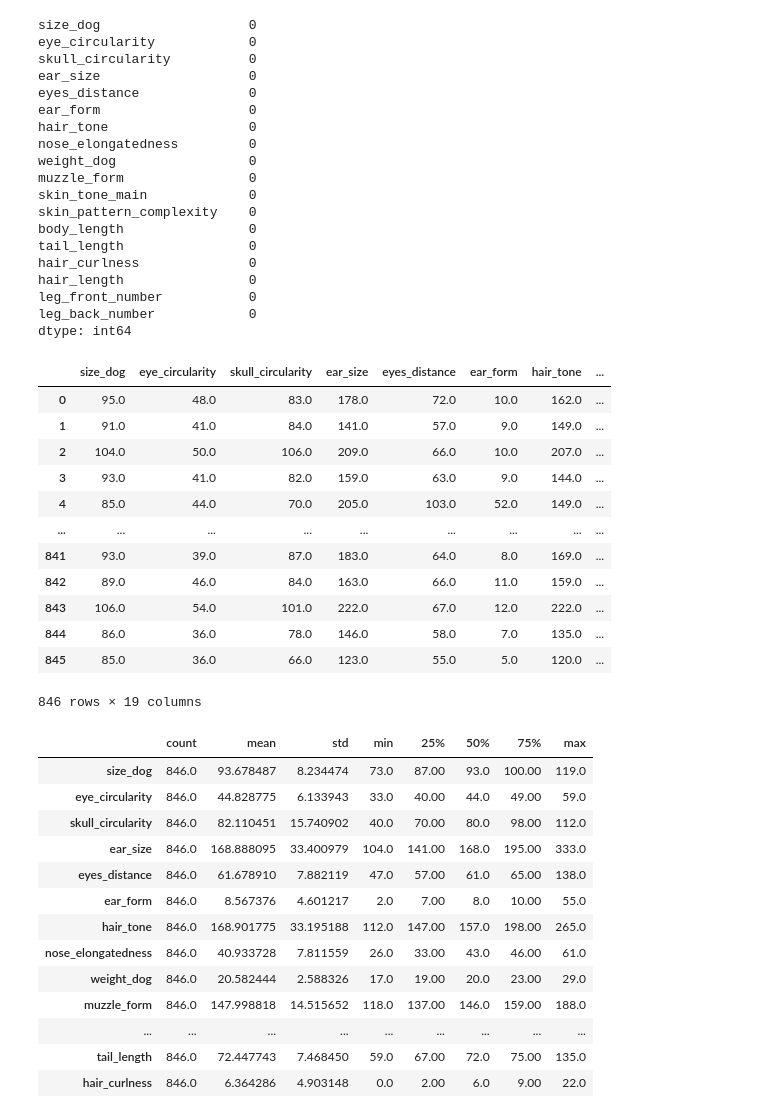
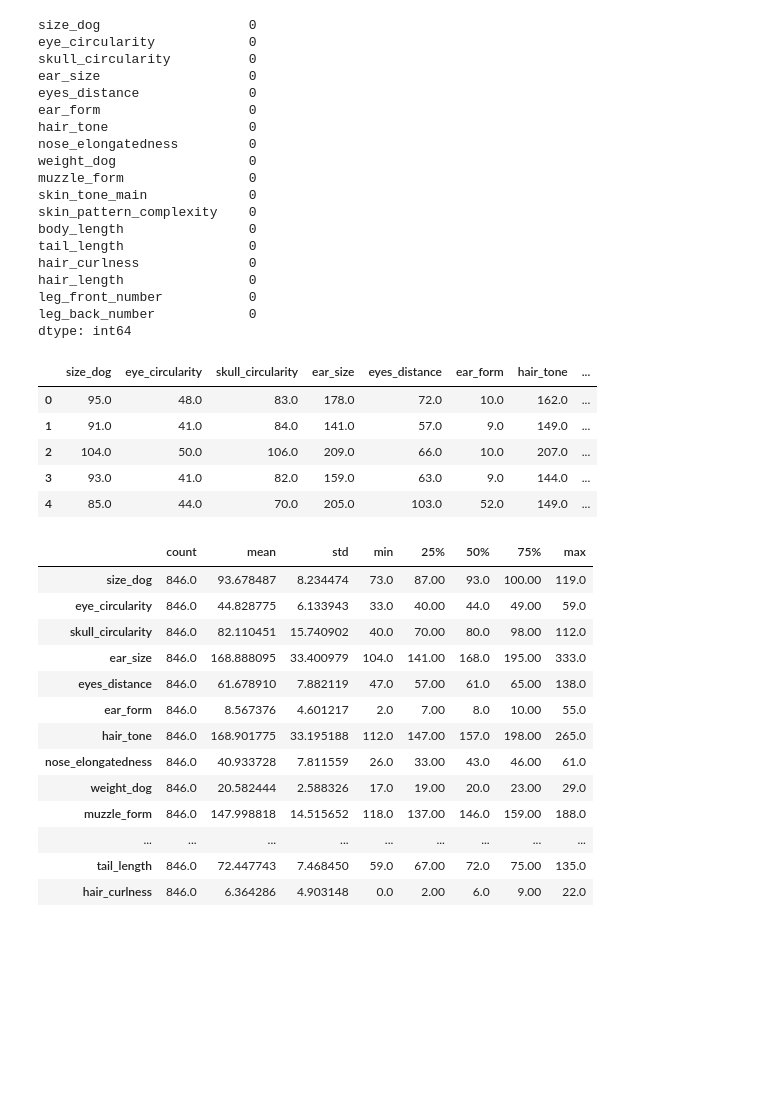
Before and after one commit to Luaa998/Kohonen-maps_Projekt, a Jupyter notebook: Clean_Dog_Data.ipynb, the cells around one changed output. Cells and saved outputs as stored; diff of their text form; code cells hidden in the pictures; blank space fills up the shorter version.

```diff
--- a/Clean_Dog_Data.ipynb
+++ b/Clean_Dog_Data.ipynb
@@ -62,8 +62,8 @@ leg_back_number            0
 breuni_class               0
 dtype: int64
 # %%
-dog_str = df[['breuni_class']]
-dog_str.head()
+dogStr_df = df[['breuni_class']]
+dogStr_df.head()
 # %% [output]
 |  | breuni_class |
 | 0 | fashion_lifestyle_elite |
@@ -112,21 +112,14 @@ hair_length                0
 leg_front_number           0
 leg_back_number            0
 dtype: int64
-# %%
-dog_cleared=dog_no_str_cleared.join(dog_str)
-dog_cleared
-# %% [output]
-|  | size_dog | eye_circularity | skull_circularity | ear_size | eyes_distance | ear_form | hair_tone | ... |
-| 0 | 95.0 | 48.0 | 83.0 | 178.0 | 72.0 | 10.0 | 162.0 | ... |
-| 1 | 91.0 | 41.0 | 84.0 | 141.0 | 57.0 | 9.0 | 149.0 | ... |
-| 2 | 104.0 | 50.0 | 106.0 | 209.0 | 66.0 | 10.0 | 207.0 | ... |
-| 3 | 93.0 | 41.0 | 82.0 | 159.0 | 63.0 | 9.0 | 144.0 | ... |
-| 4 | 85.0 | 44.0 | 70.0 | 205.0 | 103.0 | 52.0 | 149.0 | ... |
-| ... | ... | ... | ... | ... | ... | ... | ... | ... |
-| 841 | 93.0 | 39.0 | 87.0 | 183.0 | 64.0 | 8.0 | 169.0 | ... |
-| 842 | 89.0 | 46.0 | 84.0 | 163.0 | 66.0 | 11.0 | 159.0 | ... |
-| 843 | 106.0 | 54.0 | 101.0 | 222.0 | 67.0 | 12.0 | 222.0 | ... |
-| 844 | 86.0 | 36.0 | 78.0 | 146.0 | 58.0 | 7.0 | 135.0 | ... |
-| 845 | 85.0 | 36.0 | 66.0 | 123.0 | 55.0 | 5.0 | 120.0 | ... |
-846 rows × 19 columns
+# %%
+filledDog_df=filledDogNoStr_df.join(dogStr_df)
+filledDog_df.head()
+# %% [output]
+|  | size_dog | eye_circularity | skull_circularity | ear_size | eyes_distance | ear_form | hair_tone | ... |
+| 0 | 95.0 | 48.0 | 83.0 | 178.0 | 72.0 | 10.0 | 162.0 | ... |
+| 1 | 91.0 | 41.0 | 84.0 | 141.0 | 57.0 | 9.0 | 149.0 | ... |
+| 2 | 104.0 | 50.0 | 106.0 | 209.0 | 66.0 | 10.0 | 207.0 | ... |
+| 3 | 93.0 | 41.0 | 82.0 | 159.0 | 63.0 | 9.0 | 144.0 | ... |
+| 4 | 85.0 | 44.0 | 70.0 | 205.0 | 103.0 | 52.0 | 149.0 | ... |
 # %%
```
Also changed, not shown: parts of 14 cells of this notebook, 2 other files.
